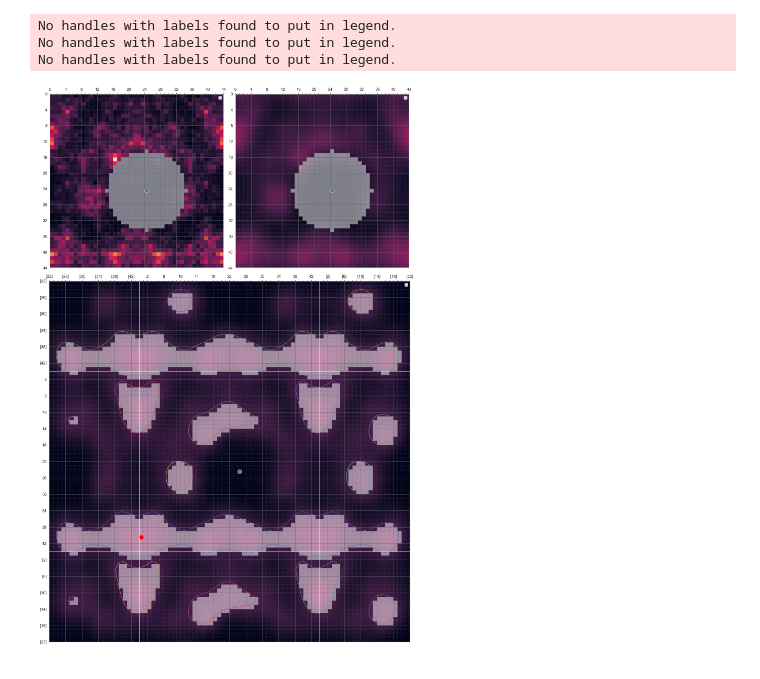
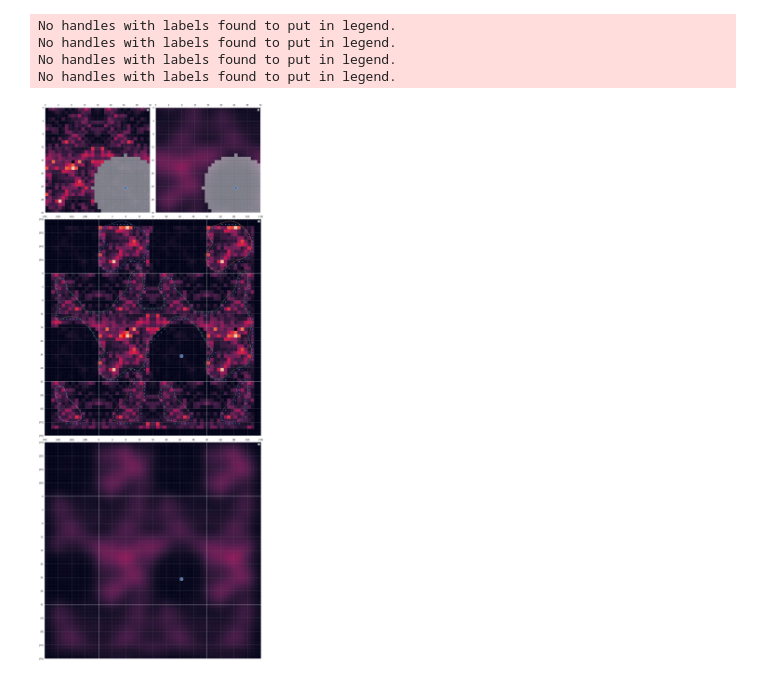
Before and after one commit to bogdandm/Halite3-bot, a Jupyter notebook: game_map_sandbox.ipynb, the cells around one changed output. Drawn from its saved outputs; the diff is of its cells as text; code cells hidden in the pictures.

```diff
--- a/game_map_sandbox.ipynb
+++ b/game_map_sandbox.ipynb
@@ -291,12 +287,15 @@ extended_grid[0:2*h, :d] = 0
 extended_grid[0:2*h, -d:] = 0
 gb_ex_grid = gaussian_filter(extended_grid, sigma=2, truncate=2.0, mode='wrap')
 # %%
-contours = msr.find_contours(gb_ex_grid, gb_grid.max() * .5, fully_connected="high")
+contours = msr.find_contours(gb_ex_grid, gb_grid.max() * .4, fully_connected="high")
 masks = [poly2mask(c[:, 0], c[:, 1], gb_ex_grid.shape) for c in contours]
+points = {tuple(float(round(x)) for x in p) for c in contours for p in c}
+points = list(map(list, points))
+points = np.array(points)
 # %%
 grids = (
     (grid, gb_grid),
-    # extended_grid,
+    extended_grid,
     gb_ex_grid,
 )
 rows = 0
@@ -316,32 +315,34 @@ for row, g in enumerate(grids):
     if isinstance(g, tuple):
         for j, sub_g in enumerate(g):
             ax = plt.subplot2grid((rows, cols), (i, j))
             axes[(row, j)] = ax
             plot_grid(sub_g, ax, mask)
             ax.add_patch(plt.Circle(shipyard + .5, .5))
         i += 1
     else:
         ax = plt.subplot2grid((rows, cols), (i, 0), colspan=cols, rowspan=cols)
         axes[(row, 0)] = ax
         plot_grid(g, ax)
         ax.add_patch(plt.Circle(shipyard + .5, .5))
         i += cols
 
 
 ax = axes[(1, 0)]
 ax.add_patch(plt.Circle(
     np.array(np.unravel_index(gb_grid.argmax(), gb_grid.shape))[::-1] + .5,
     .5,
     color='red'
 ))
 for n, (c, m) in enumerate(zip(contours, masks)):
     ax.plot(c[:, 1] - h//2, c[:, 0] - w//2)
-    ax.imshow(m, interpolation=None, extent=(-w//2, w+w//2, h+h//2, -h//2), zorder=-1, cmap=mask_cmap)
+#     ax.imshow(m, interpolation=None, extent=(-w//2, w+w//2, h+h//2, -h//2), zorder=-1, cmap=mask_cmap)
+ax.scatter(points[:, 1] - h//2 + .5, points[:, 0] - w//2 + .5)
 
 fig.tight_layout()
 plt.show()
 # %% [output]
 No handles with labels found to put in legend.
 No handles with labels found to put in legend.
 No handles with labels found to put in legend.
+No handles with labels found to put in legend.
-[figure, old version]
+[figure, new version]
```
Also changed, not shown: parts of 1 cell of this notebook, 3 other files.
